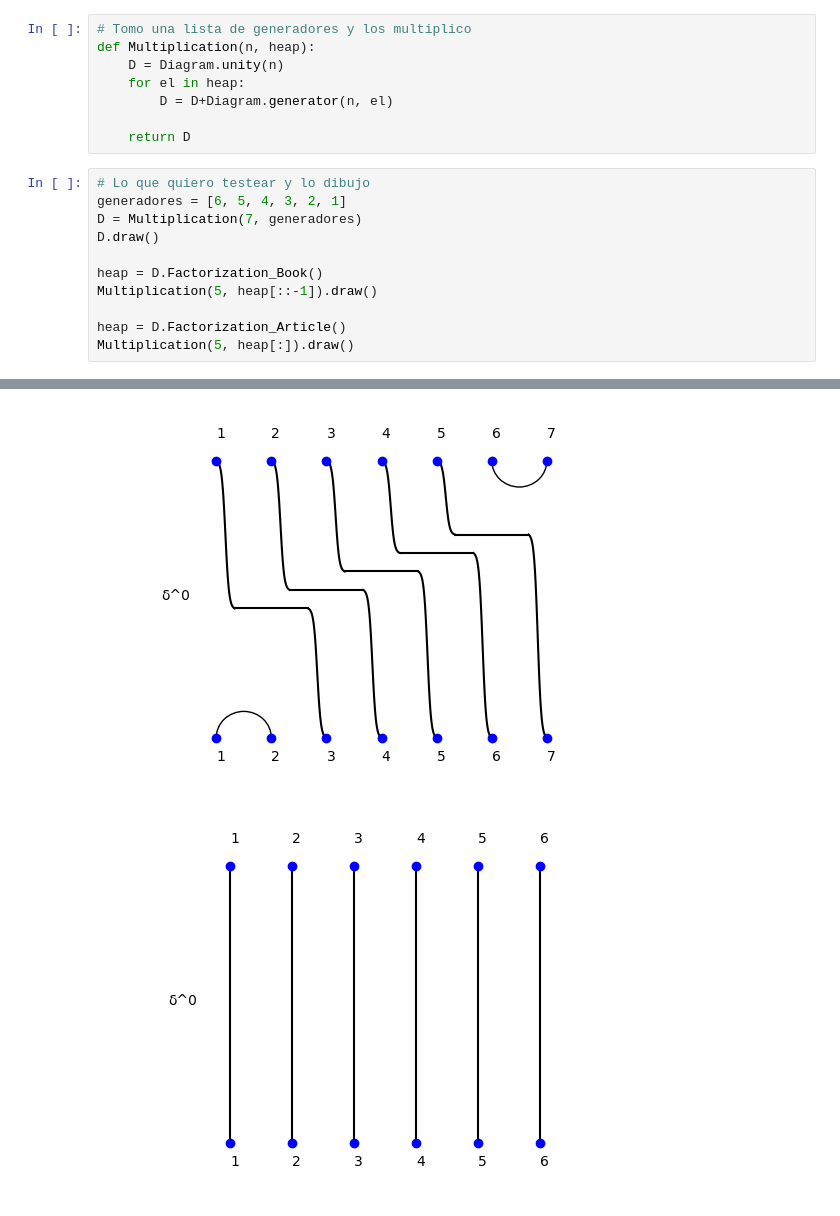
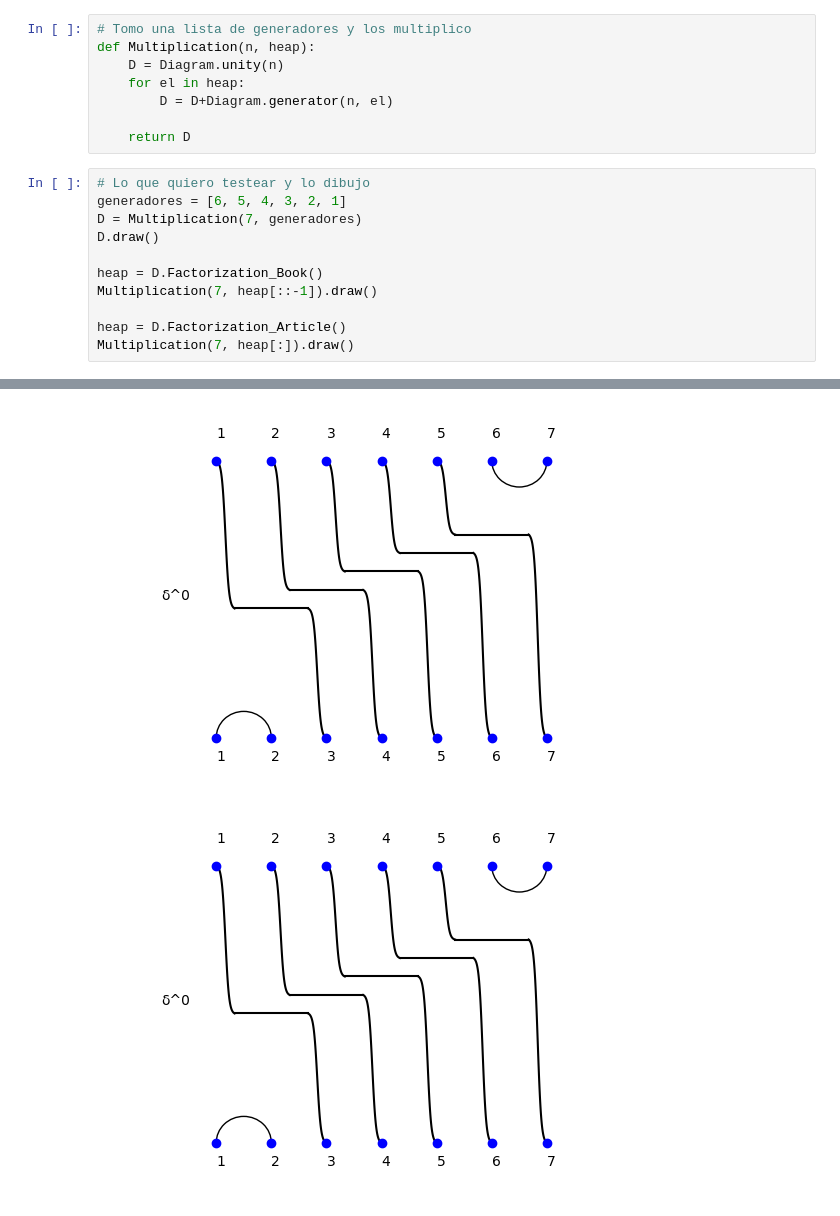
Before and after one commit to SebasCaballero73/Temperley-Lieb, a Jupyter notebook: Temperley-Lieb.ipynb, the cells around one changed output, grey strips where cells are left out. Cells and saved outputs as stored; diff of their text form.

```diff
--- a/Temperley-Lieb.ipynb
+++ b/Temperley-Lieb.ipynb
@@ -411,8 +406,8 @@ D = Multiplication(7, generadores)
 D.draw()
 
 heap = D.Factorization_Book()
-Multiplication(5, heap[::-1]).draw()
+Multiplication(7, heap[::-1]).draw()
 
 heap = D.Factorization_Article()
-Multiplication(5, heap[:]).draw()
+Multiplication(7, heap[:]).draw()
 # %% [output]
@@ -436,2 +414,2 @@ Multiplication(5, heap[:]).draw()
 [figure]
-[figure, old version]
+[figure, new version]
```
Also changed, not shown: parts of 2 cells of this notebook.
